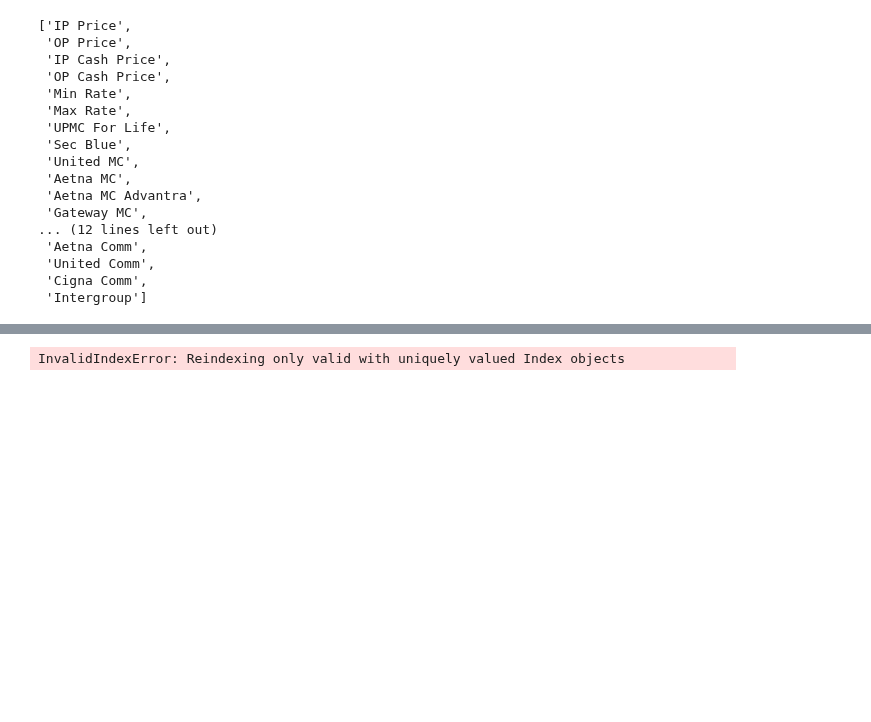
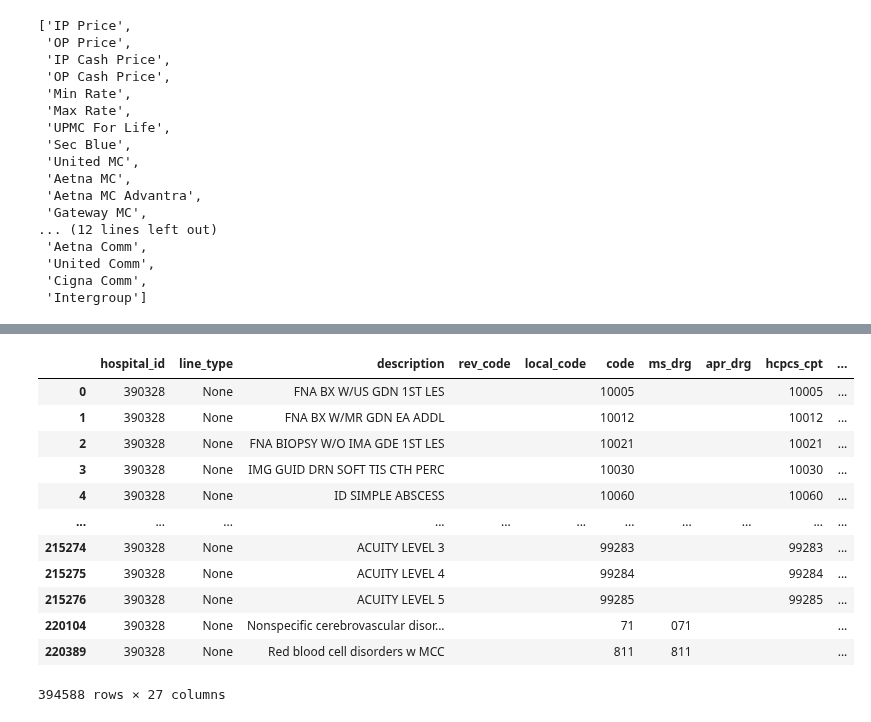
Before and after one commit to rl1987/dolthub-bounty-transparency-in-pricing, a Jupyter notebook: UPMC.ipynb, the cells around one changed output, grey strips where cells are left out. Drawn from its saved outputs; the diff is of its cells as text; code cells hidden in the pictures; blank space fills up the shorter version.

```diff
--- a/UPMC.ipynb
+++ b/UPMC.ipynb
@@ -255,16 +256,28 @@ df_mid['hospital_id'] = ccn
 def fix_drg(code):
     if len(code) == 1:
         return "00" + code
-    if len(code) == 2 and code != "na":
+    if len(code) == 2:
         return "0" + code
     return code
 
-df_mid['code'] = df_mid['code'].apply(fix_drg)
-
+df_mid['code'] = df_mid['code'].astype(str)
+df_mid['code'] = df_mid['code'].replace('nan', '')
 df_mid['hcpcs_cpt'] = df_mid.apply(lambda row: row['code'] if len(row['code']) == 5 else '', axis=1)
-df_mid['ms_drg'] = df_mid.apply(lambda row: row['code'] if len(row['code']) == 3 else '', axis=1)
+df_mid['ms_drg'] = df_mid.apply(lambda row: row['code'] if len(row['code']) <= 3 else '', axis=1)
+df_mid['ms_drg'] = df_mid['ms_drg'].apply(fix_drg)
 # %%
-df_mid = df_mid[df_mid['rate'] != '-']
+df_mid = df_mid[df_mid['standard_charge'] != '-']
+# %%
+df_mid['line_type'] = None
+df_mid['thru'] = None
+df_mid['apc'] = None
+df_mid['icd'] = None
+df_mid['drug_hcpcs_multiplier'] = None
+df_mid['drug_quantity'] = None
+df_mid['drug_units'] = None
+df_mid['standard_charge_percent'] = None
+df_mid['contracting_method'] = None
+df_mid['additional_payer_notes'] = None
 # %%
 df_mid.columns
 # %% [output]
@@ -274,9 +290,21 @@ Index(['description', 'code', 'ndc', 'payer', 'rate', 'payer_category',
       dtype='object')
 # %%
-df_out = pd.DataFrame(columns=TARGET_COLUMNS)
+df_out = pd.DataFrame(df_mid[TARGET_COLUMNS])
 df_out = pd.concat([df_out, df_mid])
-df_out = df_out.dropna(subset=['rate'], axis=0)
+df_out = df_out.dropna(subset=['standard_charge'], axis=0)
 df_out.to_csv(ccn + ".csv", index=False)
 df_out
 # %% [output]
+|  | hospital_id | line_type | description | rev_code | local_code | code | ms_drg | apr_drg | hcpcs_cpt | ... |
+| 0 | 390328 | None | FNA BX W/US GDN 1ST LES |  |  | 10005 |  |  | 10005 | ... |
+| 1 | 390328 | None | FNA BX W/MR GDN EA ADDL |  |  | 10012 |  |  | 10012 | ... |
+| 2 | 390328 | None | FNA BIOPSY W/O IMA GDE 1ST LES |  |  | 10021 |  |  | 10021 | ... |
+| 3 | 390328 | None | IMG GUID DRN SOFT TIS CTH PERC |  |  | 10030 |  |  | 10030 | ... |
+| 4 | 390328 | None | ID SIMPLE ABSCESS |  |  | 10060 |  |  | 10060 | ... |
+| ... | ... | ... | ... | ... | ... | ... | ... | ... | ... | ... |
+| 215274 | 390328 | None | ACUITY LEVEL 3 |  |  | 99283 |  |  | 99283 | ... |
+| 215275 | 390328 | None | ACUITY LEVEL 4 |  |  | 99284 |  |  | 99284 | ... |
+| 215276 | 390328 | None | ACUITY LEVEL 5 |  |  | 99285 |  |  | 99285 | ... |
+| 220104 | 390328 | None | Nonspecific cerebrovascular disor... |  |  | 71 | 071 |  |  | ... |
+| 220389 | 390328 | None | Red blood cell disorders w MCC |  |  | 811 | 811 |  |  | ... |
-InvalidIndexError: Reindexing only valid with uniquely valued Index objects
+394588 rows × 27 columns
```
Also changed, not shown: parts of 9 cells of this notebook.
